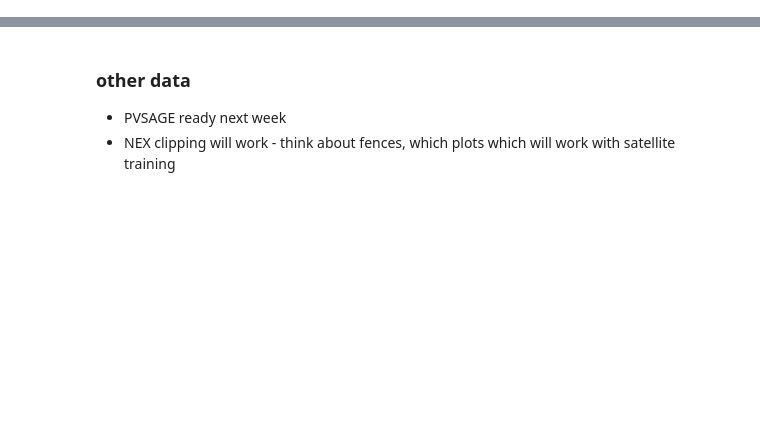
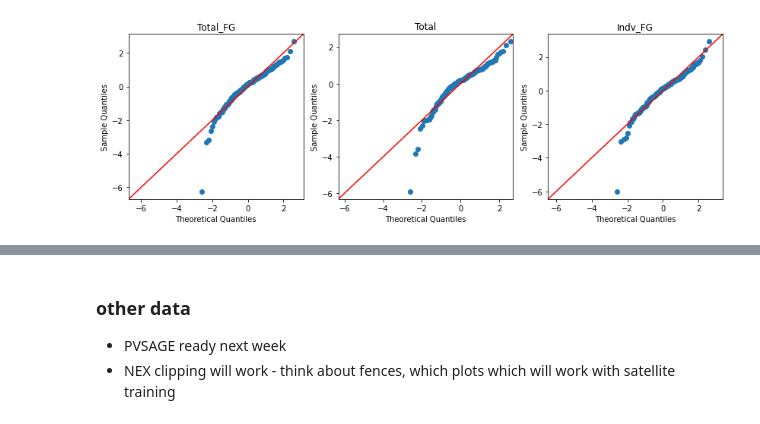
Before and after one commit to kearney-sp/tbng_veg, a Jupyter notebook: pinframe_linreg.ipynb, the cells around one changed output, grey strips where cells are left out. Saved outputs shown, nothing was run; the diff lists cells and outputs as text; code cells hidden in the pictures; blank space fills up the shorter version.

```diff
--- a/pinframe_linreg.ipynb
+++ b/pinframe_linreg.ipynb
@@ -75,3 +136,11 @@ sns.lmplot(x='pred',
+# %%
+import statsmodels.api as sm
+fig, axs = plt.subplots(nrows=1, ncols=3, figsize=(14, 4))
+for idx, type in enumerate(df_pf_pred_long['Type'].unique()):
+    sm.qqplot(df_pf_pred_long.loc[df_pf_pred_long['Type'] == type, 'resid'], fit=True, line='45', ax=axs[idx])
+    axs[idx].set_title(type)
+# %% [output]
+[figure, added]
 # %%
 # calculate weighted R^2-adj for individual FG models
 fg_r2_weights = []
```
Also changed, not shown: parts of 21 cells of this notebook, 10 other files.
